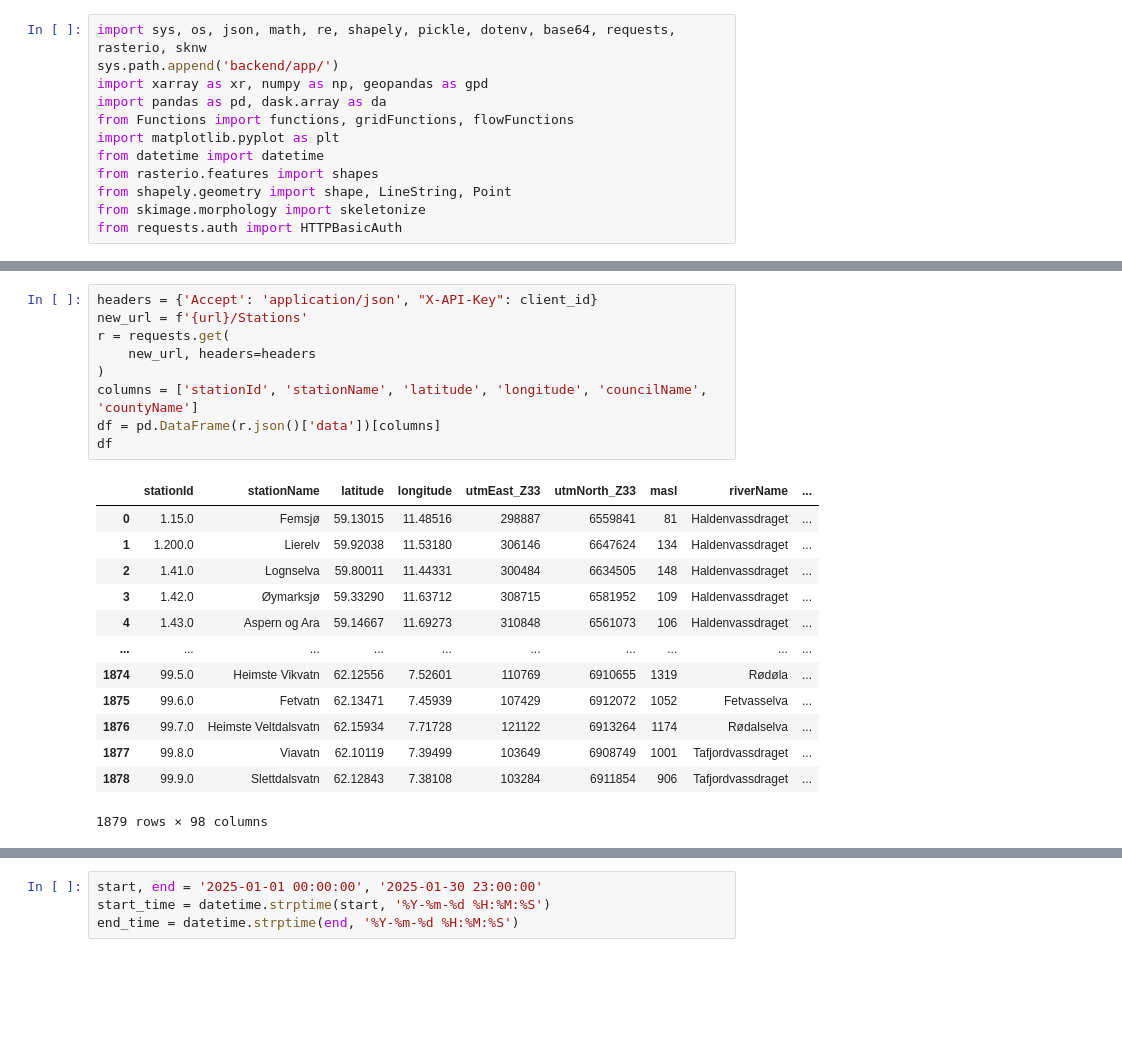
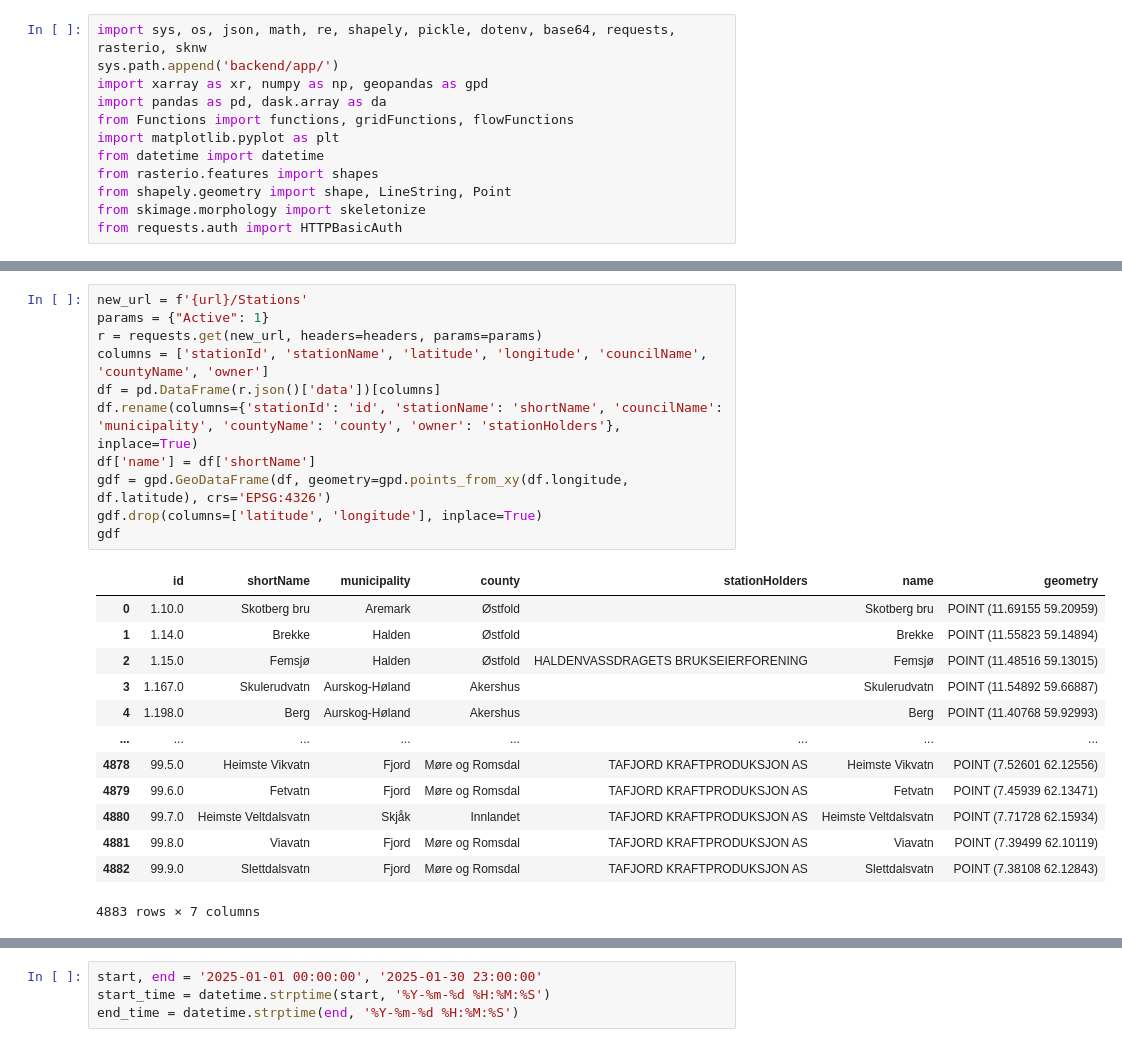
Before and after one commit to NTNUSmartWater/DigiH2O-Platform, a Jupyter notebook: process.ipynb, the cells around one changed output, grey strips where cells are left out. Saved outputs shown, nothing was run; the diff lists cells and outputs as text; blank space fills up the shorter version.

```diff
--- a/process.ipynb
+++ b/process.ipynb
@@ -17,23 +38,25 @@ client_id = os.getenv('NVE_API_KEY')
 # %%
-headers = {'Accept': 'application/json', "X-API-Key": client_id}
 new_url = f'{url}/Stations'
-r = requests.get(
-    new_url, headers=headers
-)
-columns = ['stationId', 'stationName', 'latitude', 'longitude', 'councilName', 'countyName']
+params = {"Active": 1}
+r = requests.get(new_url, headers=headers, params=params)
+columns = ['stationId', 'stationName', 'latitude', 'longitude', 'councilName', 'countyName', 'owner']
 df = pd.DataFrame(r.json()['data'])[columns]
-df
+df.rename(columns={'stationId': 'id', 'stationName': 'shortName', 'councilName': 'municipality', 'countyName': 'county', 'owner': 'stationHolders'}, inplace=True)
+df['name'] = df['shortName']
+gdf = gpd.GeoDataFrame(df, geometry=gpd.points_from_xy(df.longitude, df.latitude), crs='EPSG:4326')
+gdf.drop(columns=['latitude', 'longitude'], inplace=True)
+gdf
 # %% [output]
-|  | stationId | stationName | latitude | longitude | utmEast_Z33 | utmNorth_Z33 | masl | riverName | ... |
-| 0 | 1.15.0 | Femsjø | 59.13015 | 11.48516 | 298887 | 6559841 | 81 | Haldenvassdraget | ... |
-| 1 | 1.200.0 | Lierelv | 59.92038 | 11.53180 | 306146 | 6647624 | 134 | Haldenvassdraget | ... |
-| 2 | 1.41.0 | Lognselva | 59.80011 | 11.44331 | 300484 | 6634505 | 148 | Haldenvassdraget | ... |
-| 3 | 1.42.0 | Øymarksjø | 59.33290 | 11.63712 | 308715 | 6581952 | 109 | Haldenvassdraget | ... |
-| 4 | 1.43.0 | Aspern og Ara | 59.14667 | 11.69273 | 310848 | 6561073 | 106 | Haldenvassdraget | ... |
-| ... | ... | ... | ... | ... | ... | ... | ... | ... | ... |
-| 1874 | 99.5.0 | Heimste Vikvatn | 62.12556 | 7.52601 | 110769 | 6910655 | 1319 | Rødøla | ... |
-| 1875 | 99.6.0 | Fetvatn | 62.13471 | 7.45939 | 107429 | 6912072 | 1052 | Fetvasselva | ... |
-| 1876 | 99.7.0 | Heimste Veltdalsvatn | 62.15934 | 7.71728 | 121122 | 6913264 | 1174 | Rødalselva | ... |
-| 1877 | 99.8.0 | Viavatn | 62.10119 | 7.39499 | 103649 | 6908749 | 1001 | Tafjordvassdraget | ... |
-| 1878 | 99.9.0 | Slettdalsvatn | 62.12843 | 7.38108 | 103284 | 6911854 | 906 | Tafjordvassdraget | ... |
+|  | id | shortName | municipality | county | stationHolders | name | geometry |
+| 0 | 1.10.0 | Skotberg bru | Aremark | Østfold |  | Skotberg bru | POINT (11.69155 59.20959) |
+| 1 | 1.14.0 | Brekke | Halden | Østfold |  | Brekke | POINT (11.55823 59.14894) |
+| 2 | 1.15.0 | Femsjø | Halden | Østfold | HALDENVASSDRAGETS BRUKSEIERFORENING | Femsjø | POINT (11.48516 59.13015) |
+| 3 | 1.167.0 | Skulerudvatn | Aurskog-Høland | Akershus |  | Skulerudvatn | POINT (11.54892 59.66887) |
+| 4 | 1.198.0 | Berg | Aurskog-Høland | Akershus |  | Berg | POINT (11.40768 59.92993) |
+| ... | ... | ... | ... | ... | ... | ... | ... |
+| 4878 | 99.5.0 | Heimste Vikvatn | Fjord | Møre og Romsdal | TAFJORD KRAFTPRODUKSJON AS | Heimste Vikvatn | POINT (7.52601 62.12556) |
+| 4879 | 99.6.0 | Fetvatn | Fjord | Møre og Romsdal | TAFJORD KRAFTPRODUKSJON AS | Fetvatn | POINT (7.45939 62.13471) |
+| 4880 | 99.7.0 | Heimste Veltdalsvatn | Skjåk | Innlandet | TAFJORD KRAFTPRODUKSJON AS | Heimste Veltdalsvatn | POINT (7.71728 62.15934) |
+| 4881 | 99.8.0 | Viavatn | Fjord | Møre og Romsdal | TAFJORD KRAFTPRODUKSJON AS | Viavatn | POINT (7.39499 62.10119) |
+| 4882 | 99.9.0 | Slettdalsvatn | Fjord | Møre og Romsdal | TAFJORD KRAFTPRODUKSJON AS | Slettdalsvatn | POINT (7.38108 62.12843) |
-1879 rows × 98 columns
+4883 rows × 7 columns
```
Also changed, not shown: parts of 5 cells of this notebook, 5 other files.
